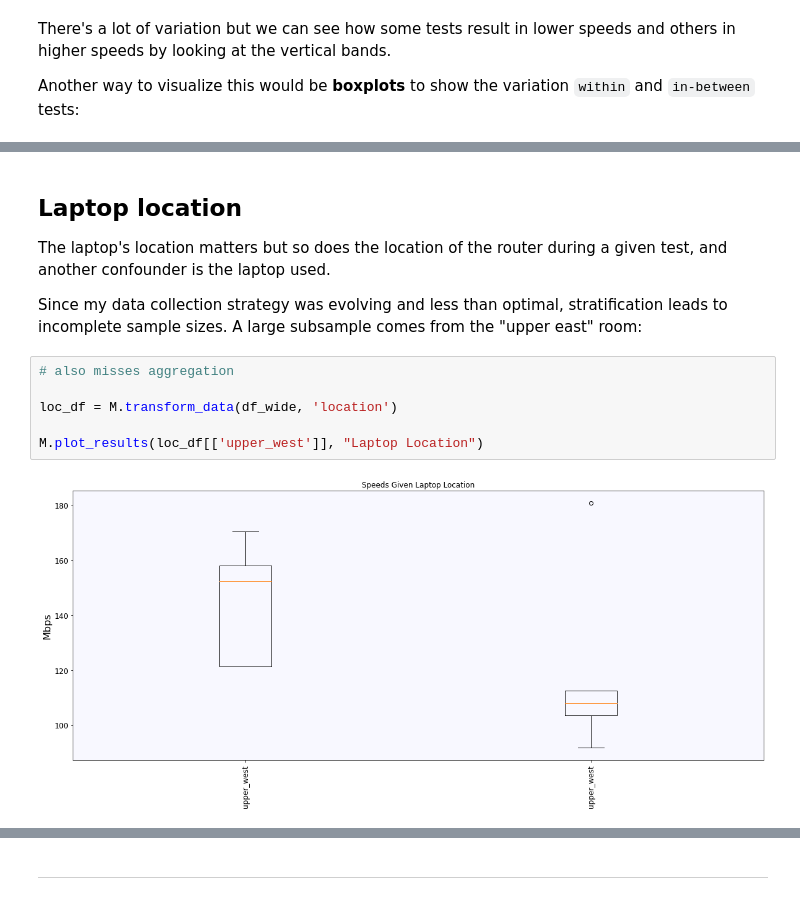
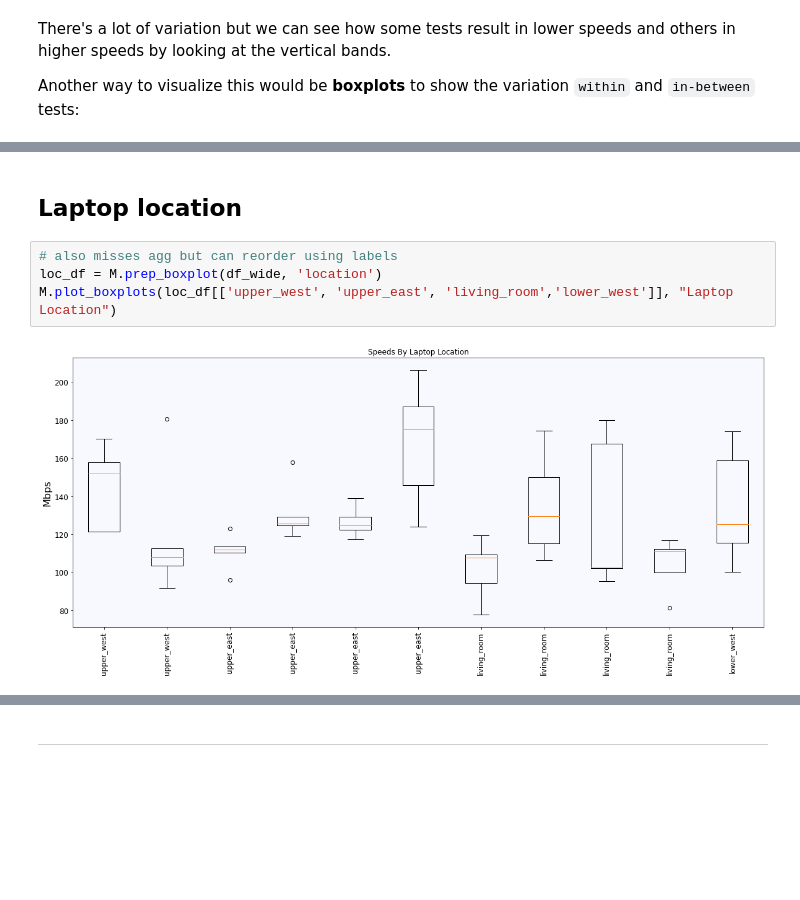
Before and after one commit to BigBangData/Speedtest, a Jupyter notebook: analyze_results.ipynb, the cells around one changed output, grey strips where cells are left out. Saved outputs shown, nothing was run; the diff lists cells and outputs as text; blank space fills up the shorter version.

```diff
--- a/analyze_results.ipynb
+++ b/analyze_results.ipynb
@@ -163,14 +96,8 @@ M.plot_results(date_df, "Date")
-# %% [markdown]
-## Laptop location
-
-The laptop's location matters but so does the location of the router during a given test, and another confounder is the laptop used.
-
-Since my data collection strategy was evolving and less than optimal, stratification leads to incomplete sample sizes. A large subsample comes from the "upper east" room:
+# %% [markdown]
+## Laptop location
 # %%
-# also misses aggregation
-
-loc_df = M.transform_data(df_wide, 'location')
-
-M.plot_results(loc_df[['upper_west']], "Laptop Location")
+# also misses agg but can reorder using labels
+loc_df = M.prep_boxplot(df_wide, 'location')
+M.plot_boxplots(loc_df[['upper_west', 'upper_east', 'living_room','lower_west']], "Laptop Location")
 # %% [output]
-[figure, old version]
+[figure, new version]
```
Also changed, not shown: parts of 21 cells of this notebook, 1 other file.
